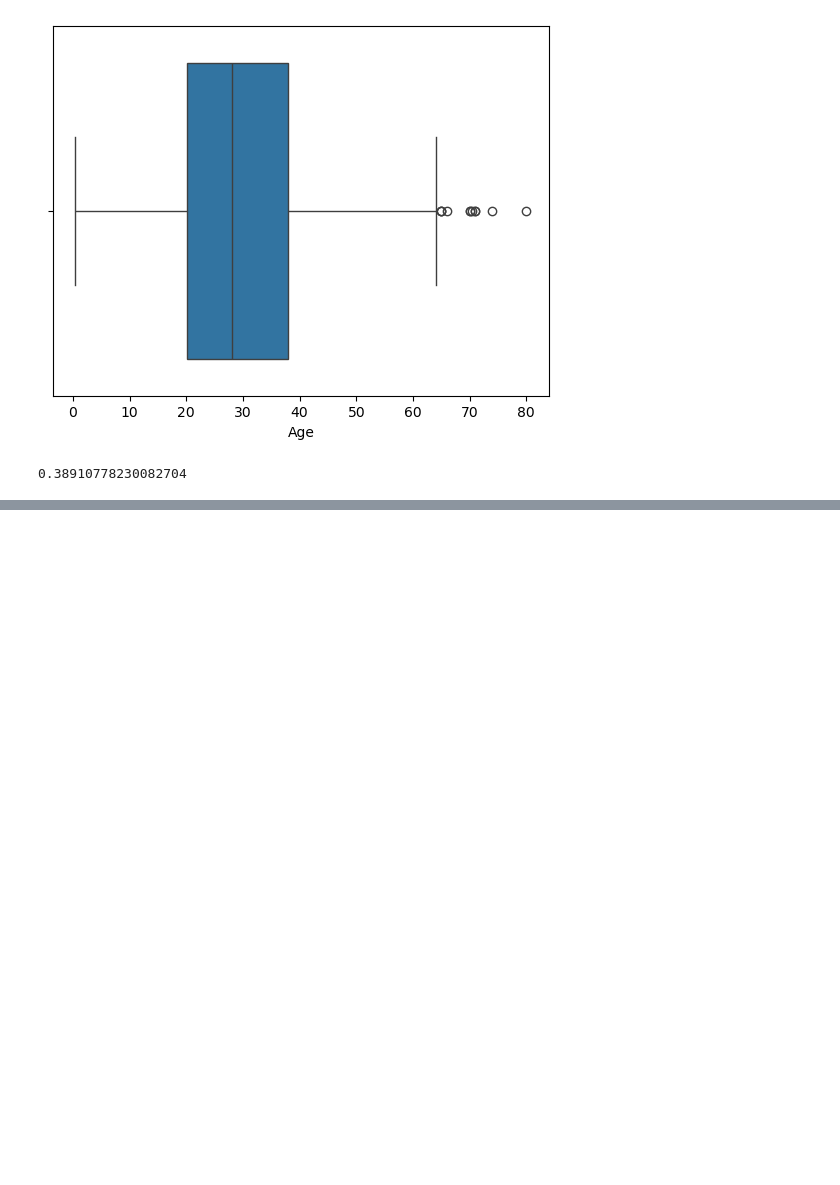
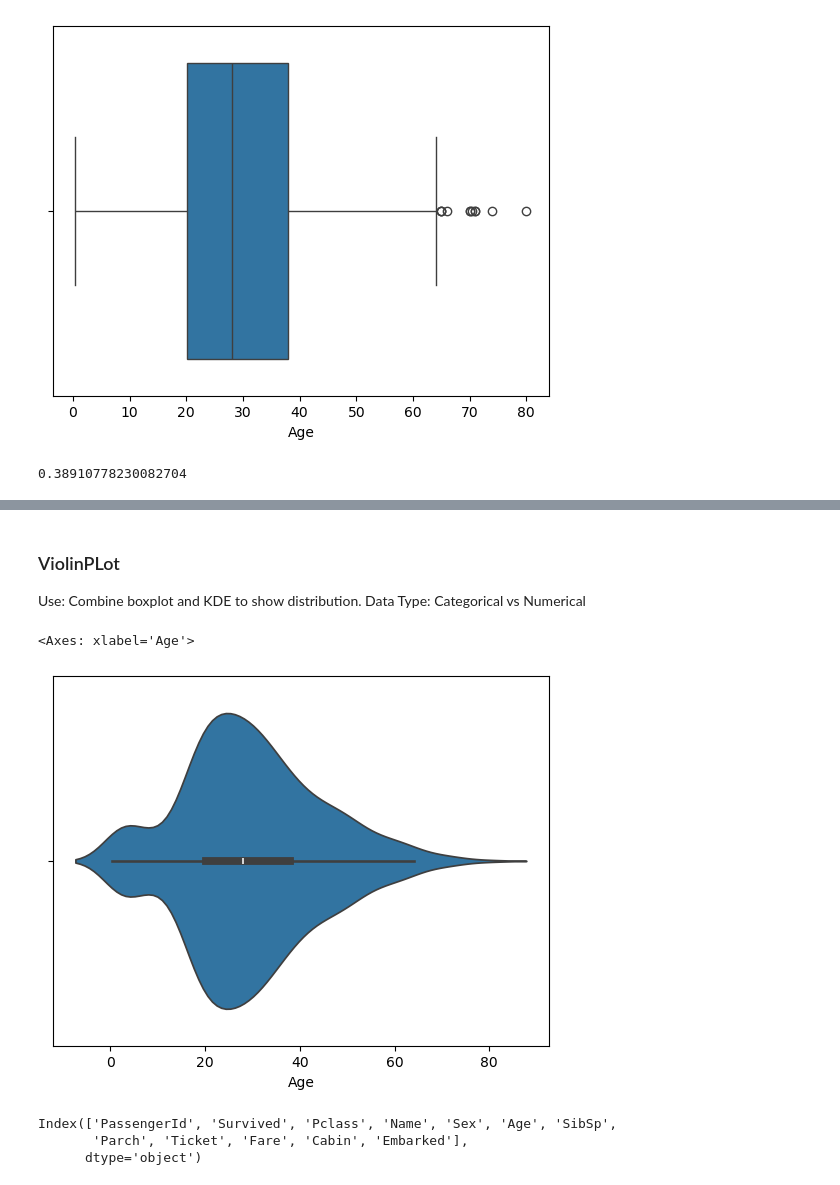
Before and after one commit to Swayam7Garg/ML-learning-journey, a Jupyter notebook: 5/20univariateanalysis.ipynb, the cells around one changed output, grey strips where cells are left out. Saved outputs shown, nothing was run; the diff lists cells and outputs as text; code cells hidden in the pictures; blank space fills up the shorter version.

```diff
--- a/5/20univariateanalysis.ipynb
+++ b/5/20univariateanalysis.ipynb
@@ -83,0 +129,15 @@ df['Age'].skew()#to get the skewness of the data
+# %% [markdown]
+### ViolinPLot
+Use: Combine boxplot and KDE to show distribution.
+Data Type: Categorical vs Numerical
+# %%
+sns.violinplot(x =df['Age'] , data=df)
+# %% [output]
+<Axes: xlabel='Age'>
+[figure, added]
+# %%
+df.columns
+# %% [output]
+Index(['PassengerId', 'Survived', 'Pclass', 'Name', 'Sex', 'Age', 'SibSp',
+       'Parch', 'Ticket', 'Fare', 'Cabin', 'Embarked'],
+      dtype='object')
```
Also changed, not shown: parts of 8 cells of this notebook.
